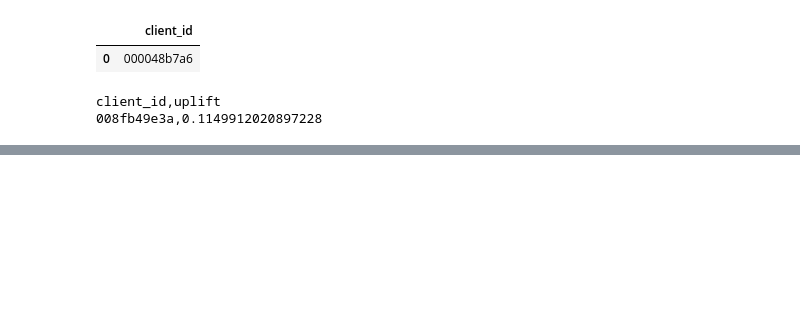
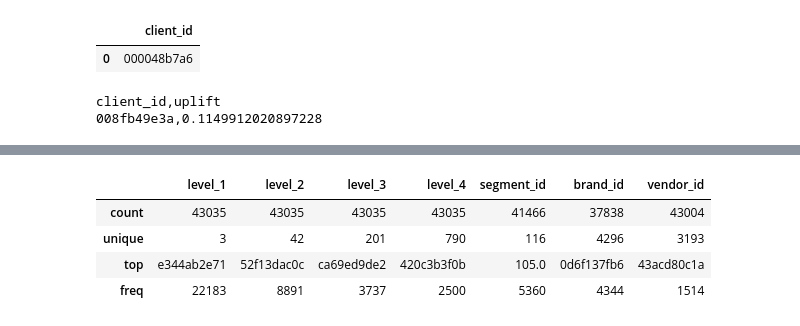
Before and after one commit to cluePrints/data-sci-fience, a Jupyter notebook: retailhero/EDA.ipynb, the cells around one changed output, grey strips where cells are left out. Cells and saved outputs as stored; diff of their text form; code cells hidden in the pictures; blank space fills up the shorter version.

```diff
--- a/retailhero/EDA.ipynb
+++ b/retailhero/EDA.ipynb
@@ -119,0 +109,9 @@ df_purchases.groupby('client_id').agg({'transaction_datetime': ['min', 'max']})
+# %%
+# Note to self: describes are much more helpful when pandas notes these are categorical
+df_products[['level_1', 'level_2', 'level_3', 'level_4', 'segment_id', 'brand_id', 'vendor_id']].describe()
+# %% [output]
+|  | level_1 | level_2 | level_3 | level_4 | segment_id | brand_id | vendor_id |
+| count | 43035 | 43035 | 43035 | 43035 | 41466 | 37838 | 43004 |
+| unique | 3 | 42 | 201 | 790 | 116 | 4296 | 3193 |
+| top | e344ab2e71 | 52f13dac0c | ca69ed9de2 | 420c3b3f0b | 105.0 | 0d6f137fb6 | 43acd80c1a |
+| freq | 22183 | 8891 | 3737 | 2500 | 5360 | 4344 | 1514 |
```
Also changed, not shown: parts of 15 cells of this notebook.
